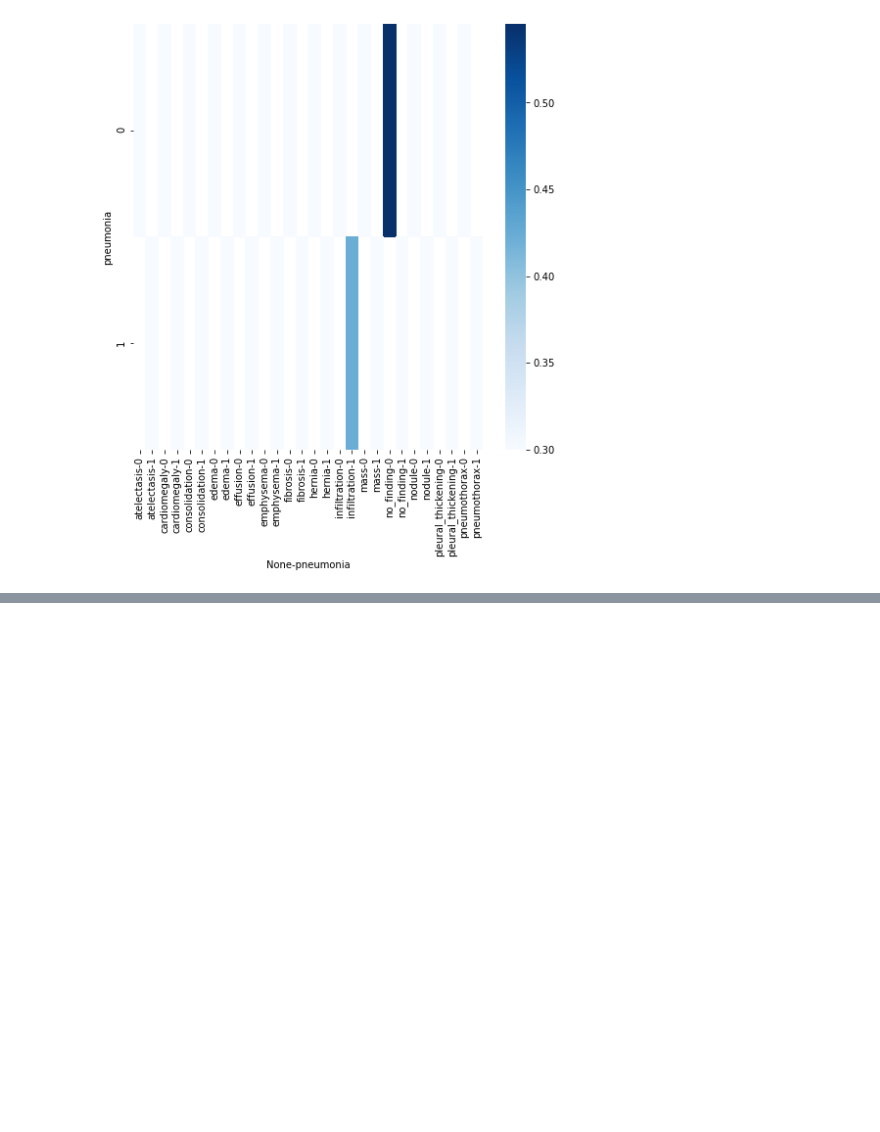
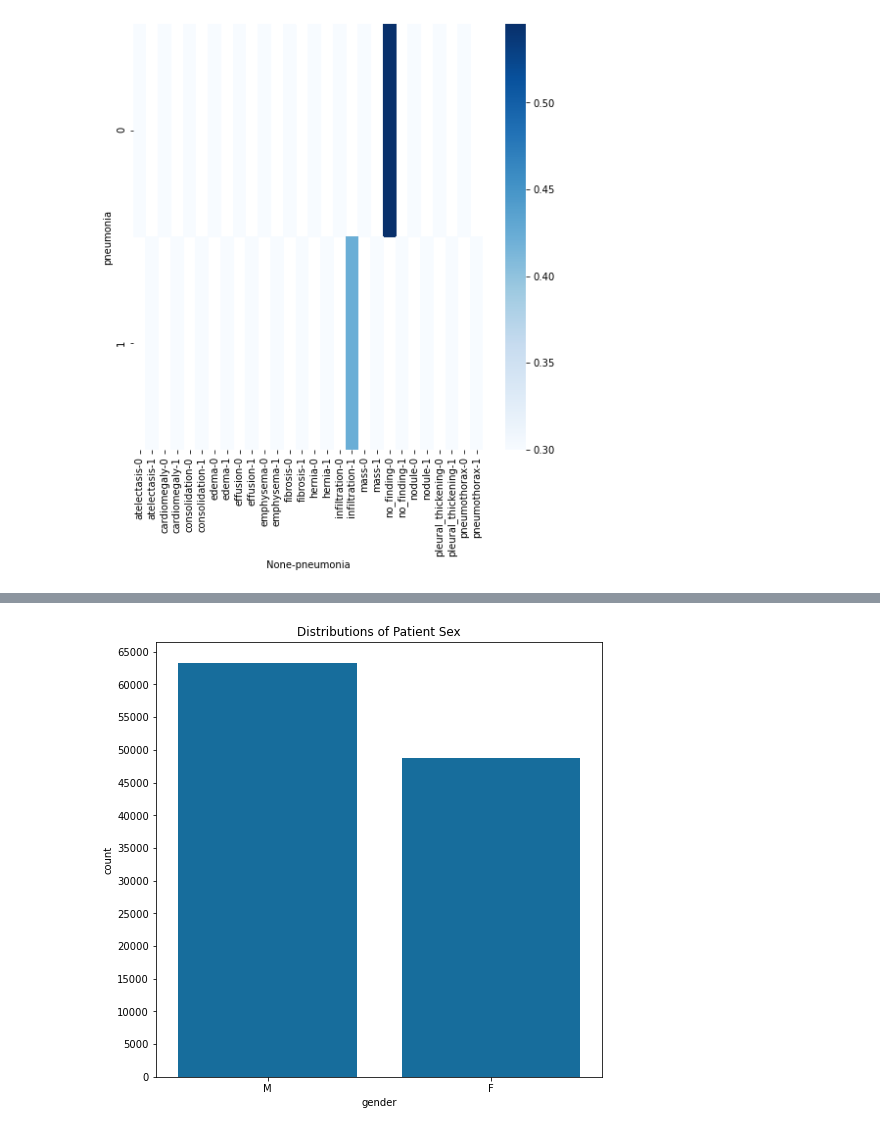
Before and after one commit to yufrances90/Pneumonia-Detection-From-Chest-X-Rays, a Jupyter notebook: EDA-1.ipynb, the cells around one changed output, grey strips where cells are left out. Saved outputs shown, nothing was run; the diff lists cells and outputs as text; code cells hidden in the pictures; blank space fills up the shorter version.

```diff
--- a/EDA-1.ipynb
+++ b/EDA-1.ipynb
@@ -192,0 +279,15 @@ data_entry_df_copy.query('patient_id == 30805')
+# %%
+bins = np.arange(0, 63340+5000, 5000)
+
+sns.countplot(data=data_entry_df_copy, x='patient_gender', color=base_color)
+
+plt.yticks(bins)
+
+plt.xlabel('gender')
+plt.ylabel('count')
+
+plt.title('Distributions of Patient Sex')
+
+plt.show()
+# %% [output]
+[figure, added]
```
Also changed, not shown: parts of 18 cells of this notebook.
